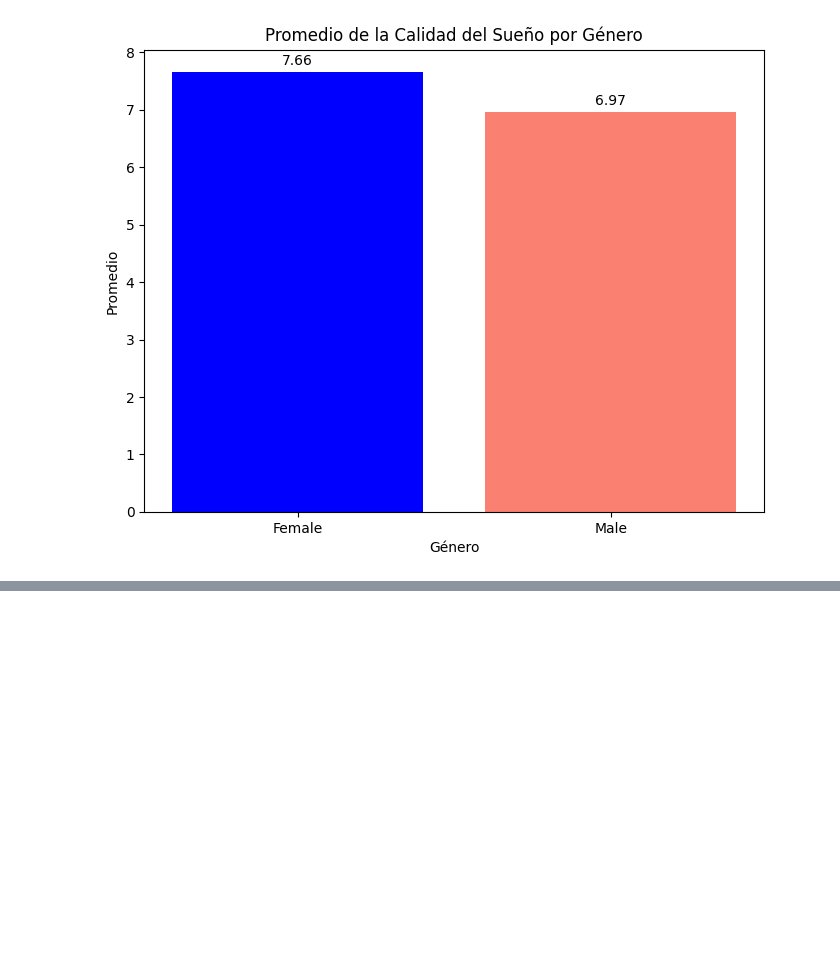
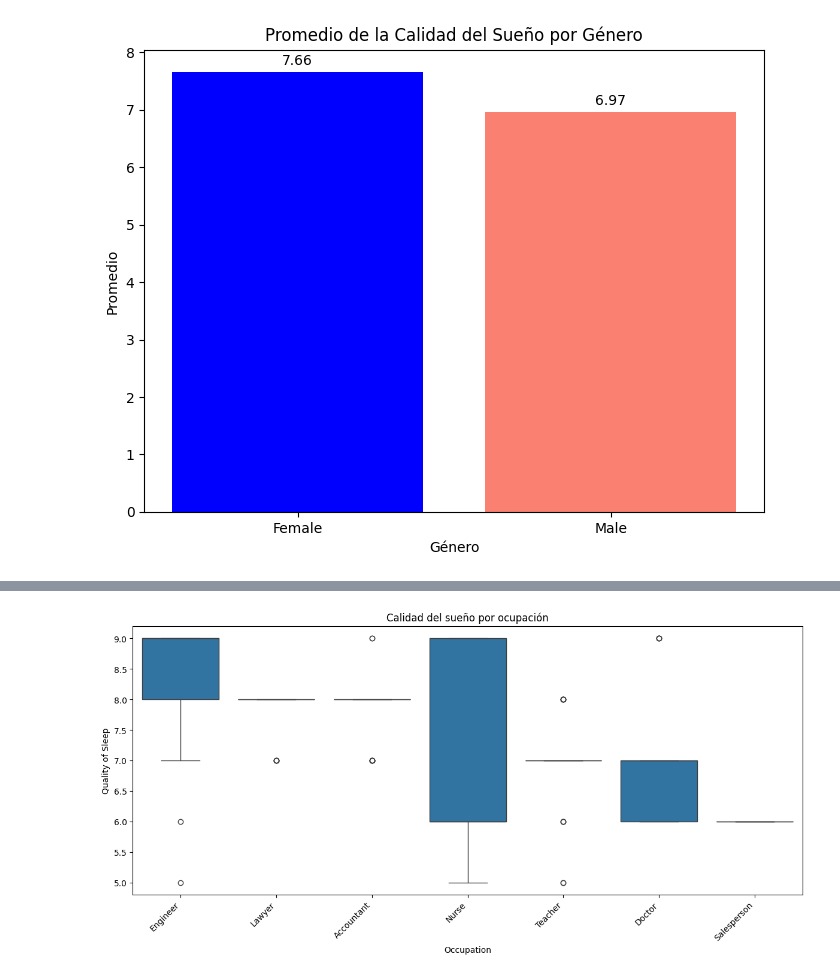
Before and after one commit to Liberato-Mayk/calidad_de_vida, a Jupyter notebook: calidad_de_sueño.ipynb, the cells around one changed output, grey strips where cells are left out. Cells and saved outputs as stored; diff of their text form; code cells hidden in the pictures; blank space fills up the shorter version.

```diff
--- a/calidad_de_sueño.ipynb
+++ b/calidad_de_sueño.ipynb
@@ -98,4 +98,5 @@ plt.show()
 [figure]
 # %%
 cantidad = data["Occupation"].value_counts()
-cantidad
+cantidad_validas = cantidad[cantidad > 10].index #ajustar el valor de 10 según sea necesario
+df_f = data[data["Occupation"].isin(cantidad_validas)]
@@ -115,0 +103,6 @@ Name: count, dtype: int64
+# %%
+resumen = (df_f.groupby("Occupation")["Quality of Sleep"]
+        .agg(["count","mean", "median", "std", "min", "max"])
+        .sort_values("mean", ascending=False)
+        .round(2))
+resumen
@@ -115,0 +119,13 @@ Name: count, dtype: int64
+# %%
+import seaborn as sns
+
+orden = resumen.index
+
+plt.figure(figsize=(12, 6))
+sns.boxplot(data=df_f, x="Occupation", y="Quality of Sleep", order=orden)
+plt.xticks(rotation=45, ha="right")
+plt.title("Calidad del sueño por ocupación")
+plt.tight_layout()
+plt.show()
+# %% [output]
+[figure, added]
```
Also changed, not shown: parts of 28 cells of this notebook.
